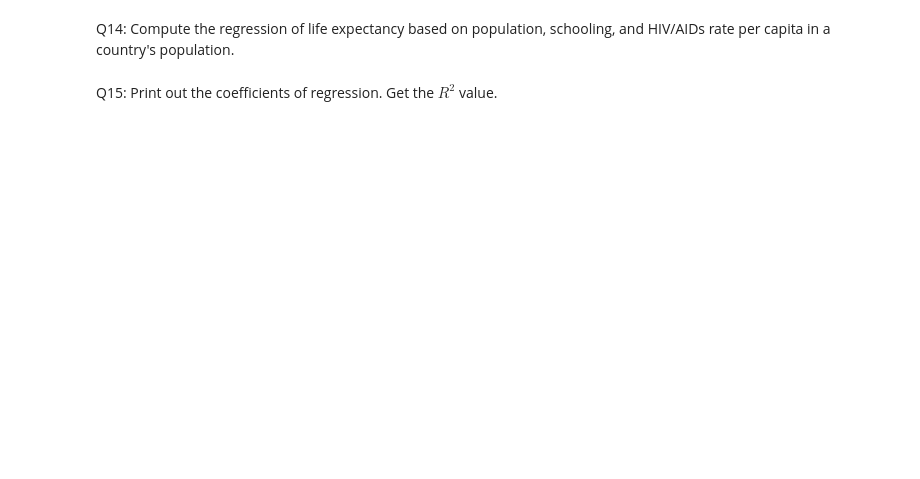
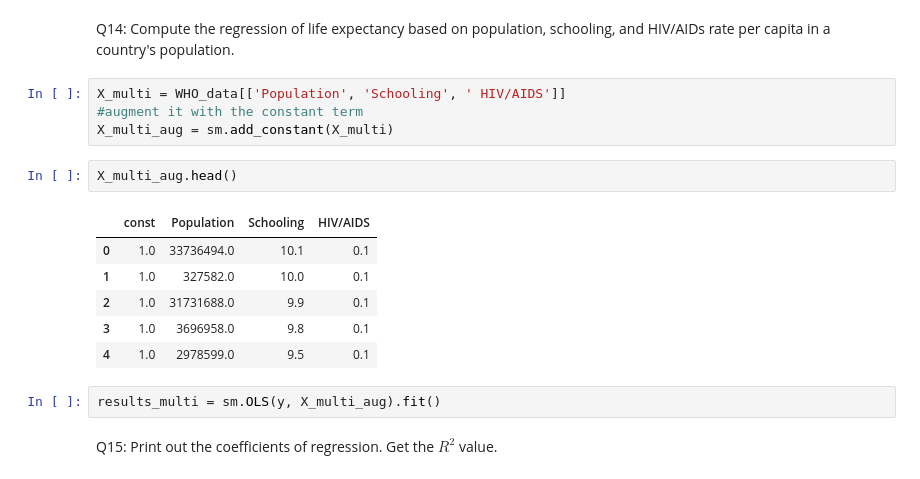
Before and after one commit to admveen/Flatiron_PG_DS, a Jupyter notebook: Code_Challenge_Review/Code Challenge _Review_Phase_2.ipynb, the cells around one changed output. Cells and saved outputs as stored; diff of their text form; blank space fills up the shorter version.

```diff
--- a/Code_Challenge_Review/Code Challenge _Review_Phase_2.ipynb
+++ b/Code_Challenge_Review/Code Challenge _Review_Phase_2.ipynb
@@ -54,4 +179,19 @@ Q13: Make a scatter plot of the two relevant variables and plot the best fit lin
 # %% [markdown]
 Q14: Compute the regression of life expectancy based on population, schooling, and HIV/AIDs rate per capita in a country's population.
+# %%
+X_multi = WHO_data[['Population', 'Schooling', ' HIV/AIDS']]
+#augment it with the constant term
+X_multi_aug = sm.add_constant(X_multi)
+# %%
+X_multi_aug.head()
+# %% [output]
+|  | const | Population | Schooling | HIV/AIDS |
+| 0 | 1.0 | 33736494.0 | 10.1 | 0.1 |
+| 1 | 1.0 | 327582.0 | 10.0 | 0.1 |
+| 2 | 1.0 | 31731688.0 | 9.9 | 0.1 |
+| 3 | 1.0 | 3696958.0 | 9.8 | 0.1 |
+| 4 | 1.0 | 2978599.0 | 9.5 | 0.1 |
+# %%
+results_multi = sm.OLS(y, X_multi_aug).fit()
 # %% [markdown]
 Q15: Print out the coefficients of regression. Get the $R^2$ value.
```
Also changed, not shown: parts of 31 cells of this notebook, 1 other file.
